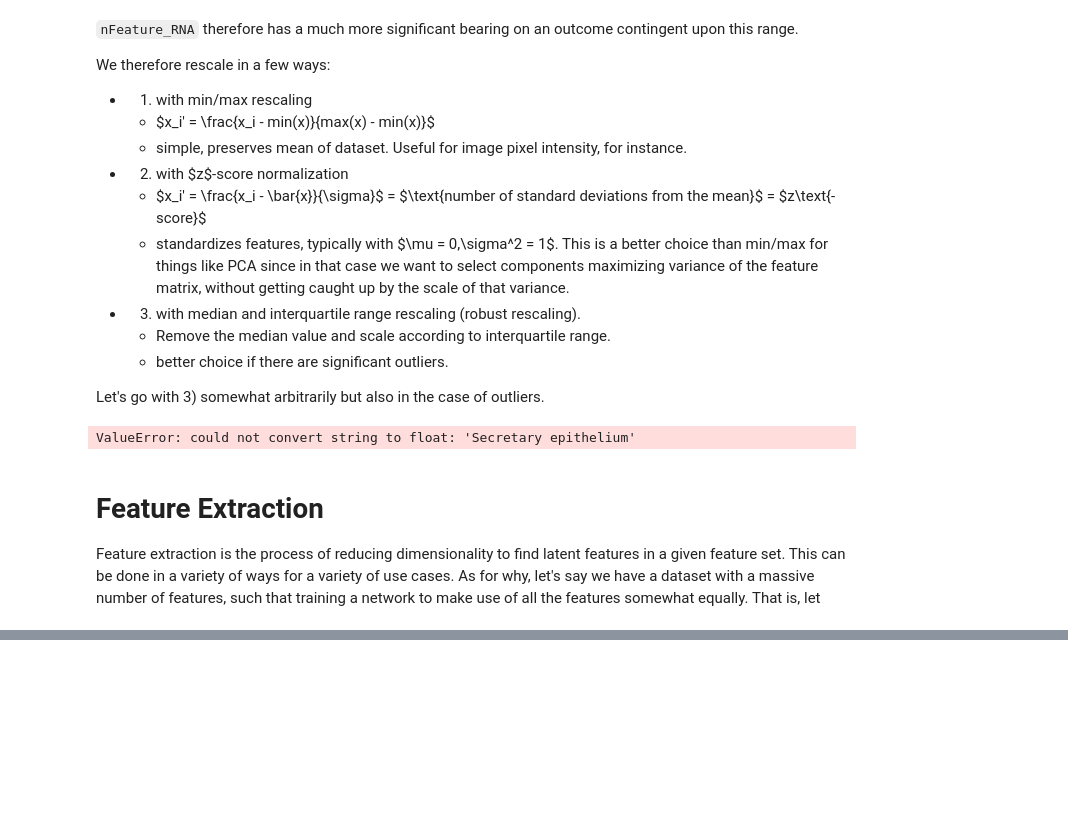
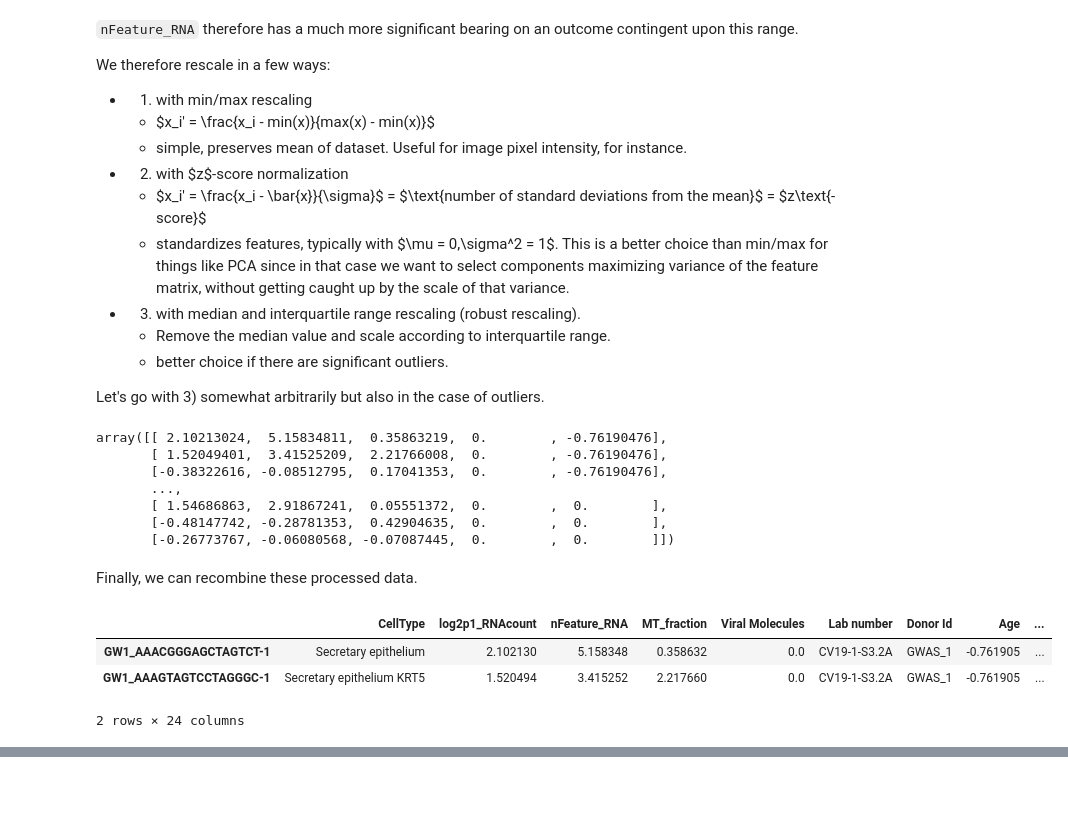
Before and after one commit to simonlevine/simonsays, a Jupyter notebook: _notebooks/2021-01-09-all-but-the-model.ipynb, the cells around one changed output, grey strips where cells are left out. Drawn from its saved outputs; the diff is of its cells as text; code cells hidden in the pictures; blank space fills up the shorter version.

```diff
--- a/_notebooks/2021-01-09-all-but-the-model.ipynb
+++ b/_notebooks/2021-01-09-all-but-the-model.ipynb
@@ -252,10 +218,23 @@ Let's go with 3) somewhat arbitrarily but also in the case of outliers.
 from sklearn import preprocessing
 
 robust_scaler = preprocessing.RobustScaler()
-robust_scaler.fit_transform(X)
+X_numer = robust_scaler.fit_transform(X[numer_cols])
+X_numer
 # %% [output]
-ValueError: could not convert string to float: 'Secretary epithelium'
+array([[ 2.10213024,  5.15834811,  0.35863219,  0.        , -0.76190476],
+       [ 1.52049401,  3.41525209,  2.21766008,  0.        , -0.76190476],
+       [-0.38322616, -0.08512795,  0.17041353,  0.        , -0.76190476],
+       ...,
+       [ 1.54686863,  2.91867241,  0.05551372,  0.        ,  0.        ],
+       [-0.48147742, -0.28781353,  0.42904635,  0.        ,  0.        ],
+       [-0.26773767, -0.06080568, -0.07087445,  0.        ,  0.        ]])
-# %% [markdown]
-# Feature Extraction
-
-Feature extraction is the process of reducing dimensionality to find latent features in a given feature set. This can be done in a variety of ways for a variety of use cases. As for why, let's say we have a dataset with a massive number of features, such that training a network to make use of all the features somewhat equally. That is, let
+# %% [markdown]
+Finally, we can recombine these processed data.
+# %%
+X[numer_cols] = X_numer
+X.head(2)
+# %% [output]
+|  | CellType | log2p1_RNAcount | nFeature_RNA | MT_fraction | Viral Molecules | Lab number | Donor Id | Age | ... |
+| GW1_AAACGGGAGCTAGTCT-1 | Secretary epithelium | 2.102130 | 5.158348 | 0.358632 | 0.0 | CV19-1-S3.2A | GWAS_1 | -0.761905 | ... |
+| GW1_AAAGTAGTCCTAGGGC-1 | Secretary epithelium KRT5 | 1.520494 | 3.415252 | 2.217660 | 0.0 | CV19-1-S3.2A | GWAS_1 | -0.761905 | ... |
+2 rows × 24 columns
```
Also changed, not shown: parts of 24 cells of this notebook.
